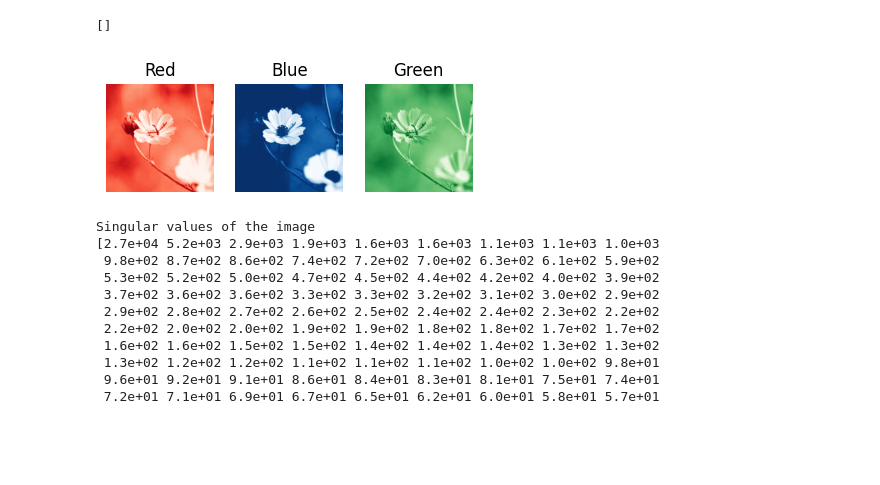
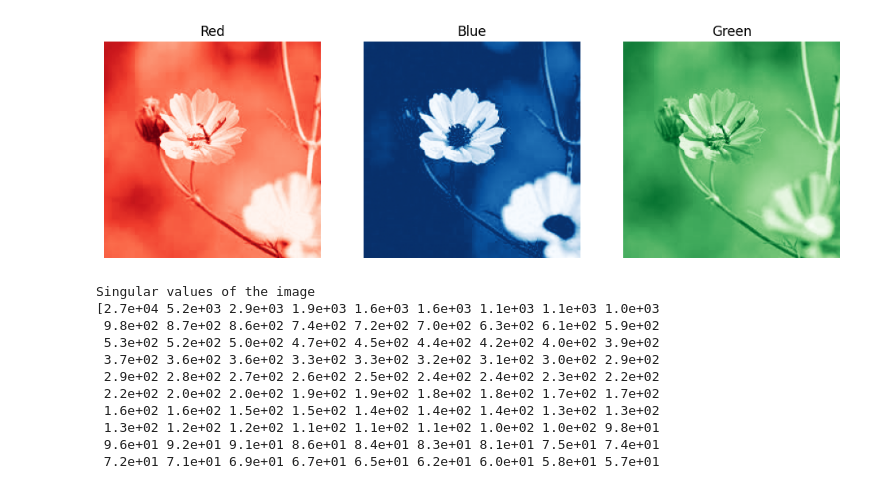
Before and after one commit to kmhswimgirl/svd_compression, a Jupyter notebook: svd_doc.ipynb, the cells around one changed output. Cells and saved outputs as stored; diff of their text form; code cells hidden in the pictures; blank space fills up the shorter version.

```diff
--- a/svd_doc.ipynb
+++ b/svd_doc.ipynb
@@ -40,9 +35,10 @@ def svd_gs(image, sv):
     gs_img = np.matrix(U[:,:sv]) * np.diag(S[:sv]) * np.matrix(Vt[:sv,:])
     return gs_img
 
-# showing the effect on
+# showing the effect after adding 5 more singular values each frame
 plt.figure(figsize=(24,4))
-start, end, step = 5, 30, 5
+start, end, step = 5, 45, 5
+
 for i in range(start, end, step):
     plt.subplot(1, (end - start) // step + 1, (i - start) // step + 1)
     img_gs = svd_gs(img, i) # does the svd compression
@@ -56,25 +52,18 @@ plt.show()
 # %%
-# splitting color channels
-B, G, R = cv2.split(img_data)
+B, G, R = cv2.split(img_data) # splitting color channels
 
-plt.subplot(1, 4, 1)
-plt.title('Red')
-plt.imshow(R, cmap='Reds_r')
-plt.axis('off')
+colors = ['Red', 'Blue', 'Green']
+matrices = [R, B, G]
 
-plt.subplot(1, 4, 2)
-plt.imshow(B, cmap='Blues_r')
-plt.title('Blue')
-plt.axis('off')
-
-plt.subplot(1, 4, 3)
-plt.imshow(G, cmap='Greens_r')
-plt.title('Green')
-plt.axis('off')
-plt.plot()
+plt.figure(figsize=(12, 4))
+for i in range(len((colors))):
+    plt.subplot(1, 3, i+1)
+    plt.title(colors[i])
+    plt.imshow(matrices[i],cmap=f'{colors[i]}s_r')
+    plt.axis('off')
+plt.show()
 # %% [output]
-[]
-[figure, old version]
+[figure, new version]
 # %%
 # Getting the singular values of the matrix S
 
```
Also changed, not shown: parts of 6 cells of this notebook.
